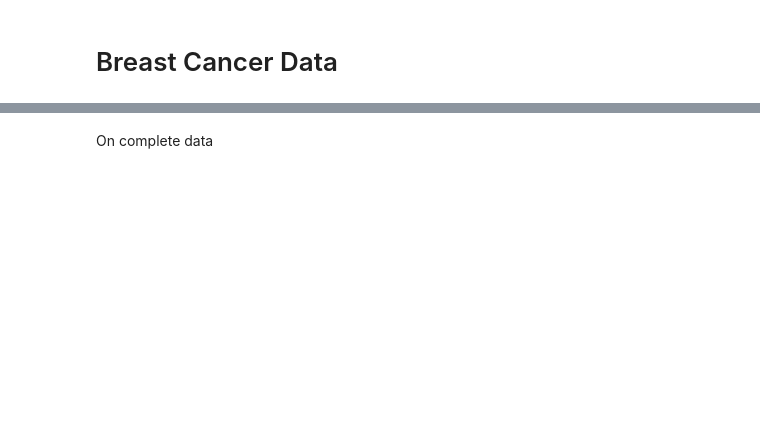
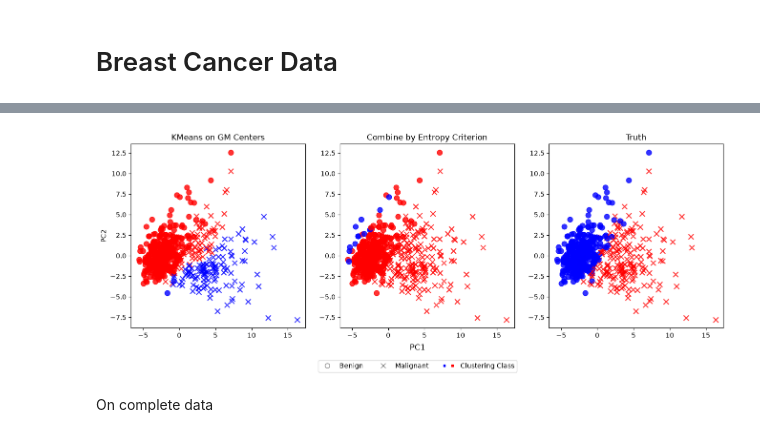
Before and after one commit to huimin-hu-stat/MAR-v2, a Jupyter notebook: clustering.ipynb, the cells around one changed output, grey strips where cells are left out. Saved outputs shown, nothing was run; the diff lists cells and outputs as text; code cells hidden in the pictures; blank space fills up the shorter version.

```diff
--- a/clustering.ipynb
+++ b/clustering.ipynb
@@ -167,3 +166,82 @@ plt.show()
+# %%
+fig, axes = plt.subplots(1,3, figsize=(16,5), sharex=True)
+
+for i in range(len(X)):
+    axes[0].scatter(pcs[i, 0], pcs[i, 1], c=('blue' if labels_centers[i] else 'red'),
+               marker=markers[i], s=60, alpha=0.8)
+    axes[1].scatter(pcs[i, 0], pcs[i, 1], c=('blue' if labels_entropy_combi[i] else 'red'),
+                   marker=markers[i], s=60, alpha=0.8)
+    axes[2].scatter(pcs[i, 0], pcs[i, 1], c=('blue' if y[i] else 'red'),
+                       marker=markers[i], s=60, alpha=0.8)
+
+axes[0].set_title('KMeans on GM Centers')
+axes[1].set_title('Combine by Entropy Criterion')
+axes[2].set_title('Truth')
+axes[0].set_ylabel("PC2")
+
+truth_handles = tuple(
+    Line2D([], [], marker=m, markerfacecolor='none',
+           markeredgecolor='gray', linestyle='None',
+           markersize=7)
+    for m in ['o', 'x']
+)
+
+# axes[0].legend(handles=[], labels,
+#     handler_map={tuple: HandlerTuple(ndivide=None)},
+#     loc='best')
+
+# axes[0].legend(
+#     handles=[
+#         Line2D([], [], marker='s', markerfacecolor=c,
+#                markeredgecolor=c, linestyle='None',
+#                markersize=3)
+#         for c in ['blue', 'red']
+#         ],
+#     labels=['Class 1', 'Class 2'],
+#     loc='best',
+#     ncol=3,
+#     handler_map={tuple: HandlerTuple(ndivide=None)}
+# )
+
+# axes[1].legend(
+#     handles=[
+#         Line2D([], [], marker='s', markerfacecolor=c,
+#                markeredgecolor=c, linestyle='None',
+#                markersize=3)
+#         for c in ['blue', 'red']
+#         ],
+#     labels=['Class 1', 'Class 2'],
+#     loc='best',
+#     ncol=3,
+#     handler_map={tuple: HandlerTuple(ndivide=None)}
+# )
+
+fig.legend(
+    handles=[
+        *[Line2D([], [], marker=m, markerfacecolor='none',
+               markeredgecolor='gray', linestyle='None',
+               markersize=7)
+        for m in ['o', 'x']],
+        tuple(
+            Line2D([], [], marker='s', linestyle='None',
+                color=c, markersize=3)
+            for c in ['blue', 'red']
+        )
+        ],
+    labels=['Benign', 'Malignant', 'Clustering Class'],
+    loc='center',
+    bbox_to_anchor=(0.5, -0.05),
+    ncol=3,
+    handler_map={tuple: HandlerTuple(ndivide=None)}
+)
+fig.supxlabel("PC1")
+
+plt.savefig('results/clustering2.png',dpi=300,
+    bbox_inches="tight",)
+
+plt.show()
+# %% [output]
+[figure, added]
 # %% [markdown]
 On complete data
 # %%
```
Also changed, not shown: parts of 19 cells of this notebook, 6 other files.
